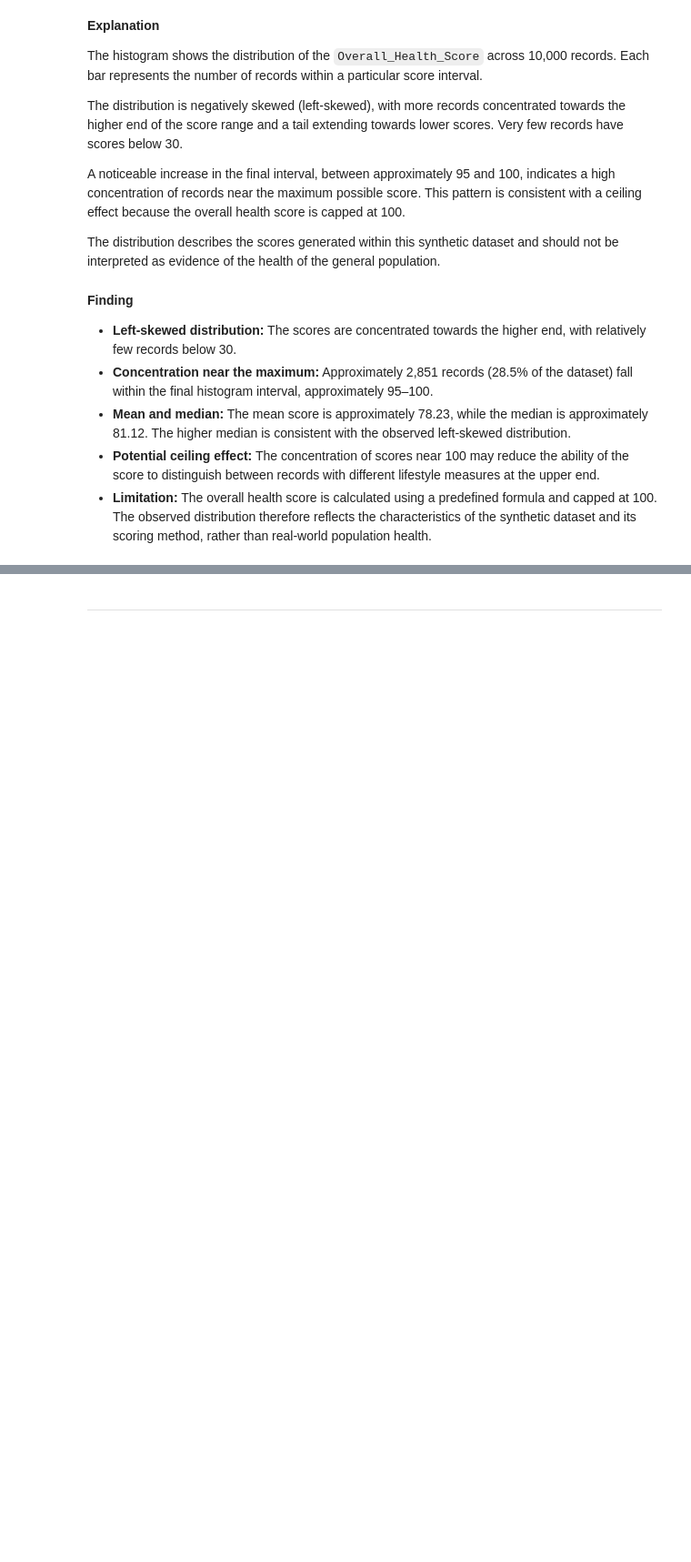
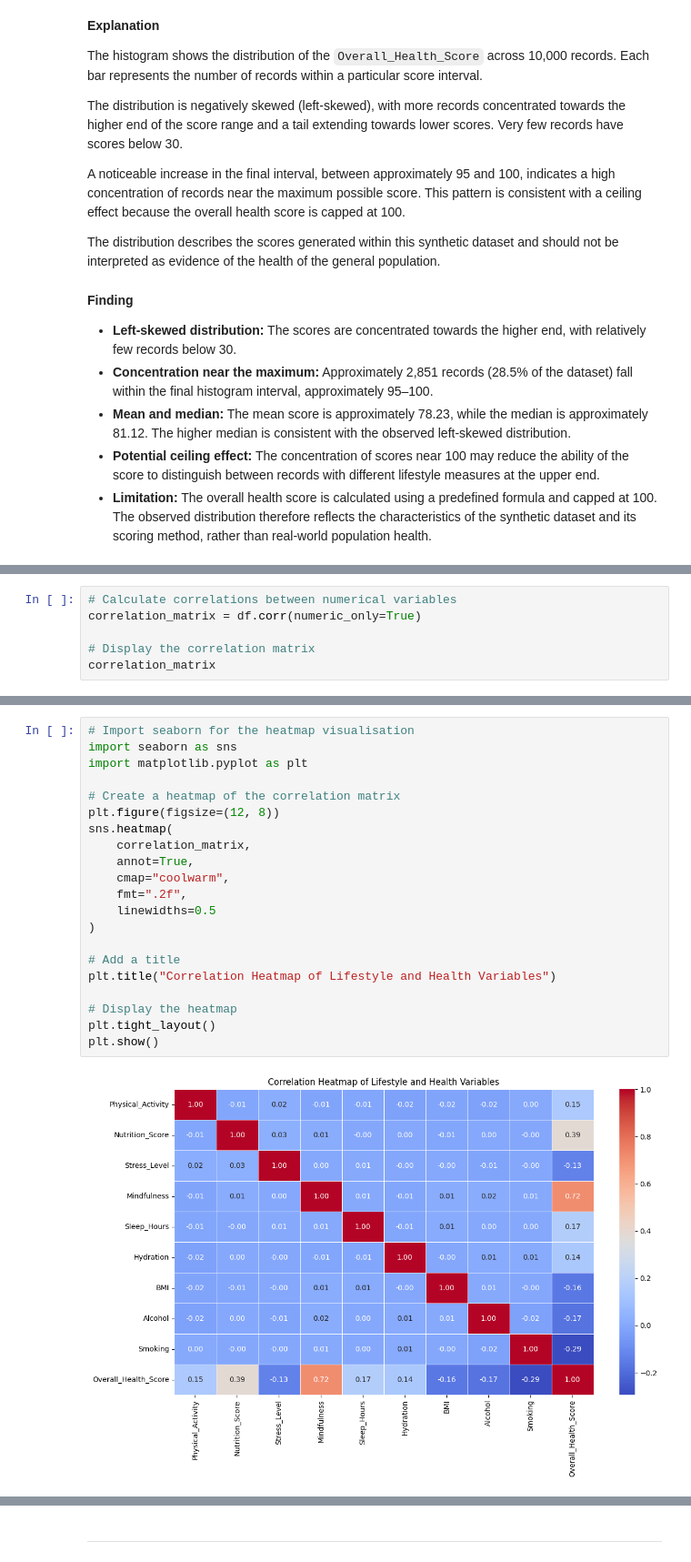
Before and after one commit to LieneRubule/Holistic-Health-and-Lifestyle-Score-Dataset, a Jupyter notebook: jupyter_notebooks/02_Exploratory_Data_Analysis.ipynb, the cells around one changed output, grey strips where cells are left out. Shown at 91% size. Drawn from its saved outputs; the diff is of its cells as text; blank space fills up the shorter version.

Commit message:
Analyse correlations between lifestyle and health variables

```diff
--- a/jupyter_notebooks/02_Exploratory_Data_Analysis.ipynb
+++ b/jupyter_notebooks/02_Exploratory_Data_Analysis.ipynb
@@ -320,0 +337,6 @@ The distribution describes the scores generated within this synthetic dataset an
+# %%
+# Calculate correlations between numerical variables
+correlation_matrix = df.corr(numeric_only=True)
+
+# Display the correlation matrix
+correlation_matrix
@@ -320,0 +389,23 @@ The distribution describes the scores generated within this synthetic dataset an
+# %%
+# Import seaborn for the heatmap visualisation
+import seaborn as sns
+import matplotlib.pyplot as plt
+
+# Create a heatmap of the correlation matrix
+plt.figure(figsize=(12, 8))
+sns.heatmap(
+    correlation_matrix,
+    annot=True,
+    cmap="coolwarm",
+    fmt=".2f",
+    linewidths=0.5
+)
+
+# Add a title
+plt.title("Correlation Heatmap of Lifestyle and Health Variables")
+
+# Display the heatmap
+plt.tight_layout()
+plt.show()
+# %% [output]
+[figure, added]
```
Also changed, not shown: parts of 8 cells of this notebook.
